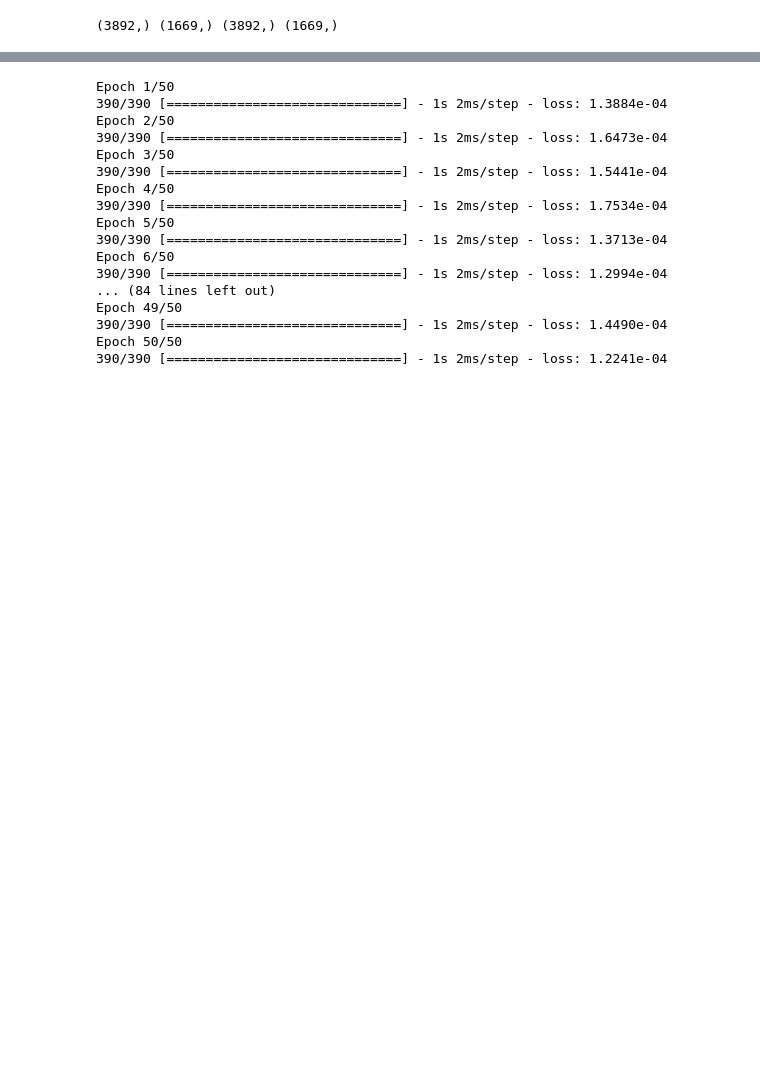
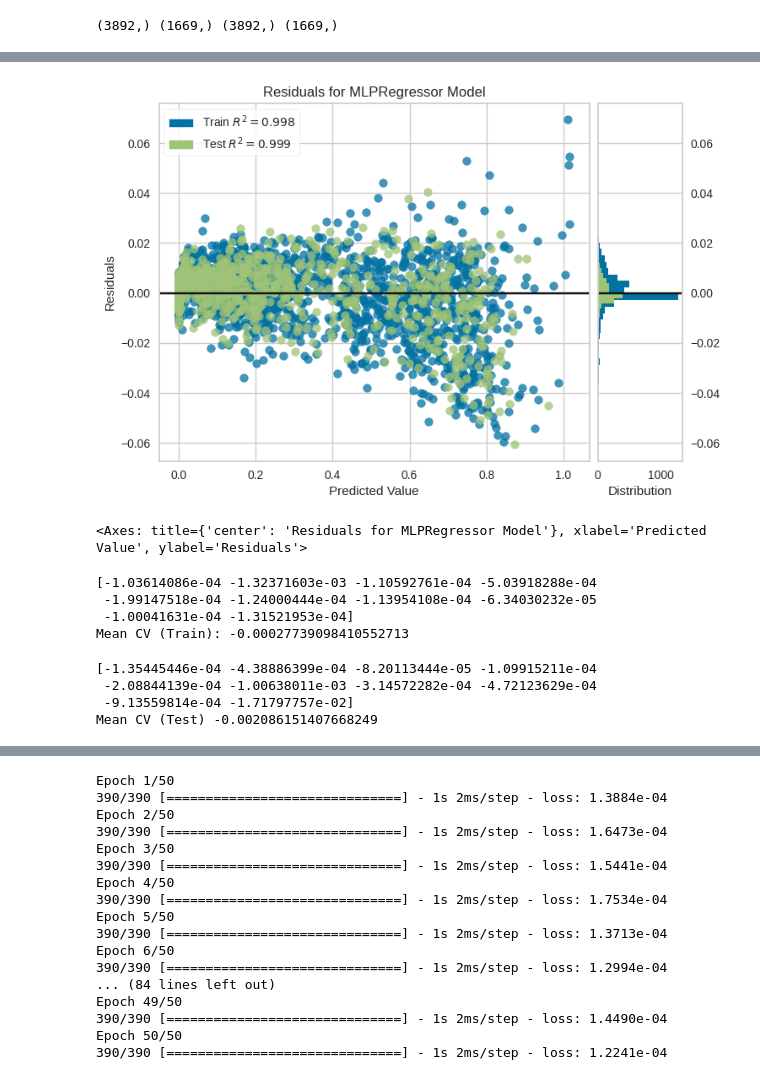
Before and after one commit to Aprilianiput21/TA_Model-ETp, a Jupyter notebook: BP_Tungkub_Rs_.ipynb, the cells around one changed output, grey strips where cells are left out. Drawn from its saved outputs; the diff is of its cells as text; code cells hidden in the pictures; blank space fills up the shorter version.

```diff
--- a/BP_Tungkub_Rs_.ipynb
+++ b/BP_Tungkub_Rs_.ipynb
@@ -71,0 +147,34 @@ print(X_train.shape, X_test.shape, y_train.shape, y_test.shape )
+# %%
+#Plotting the residuals
+from yellowbrick.regressor import ResidualsPlot
+visualizer = ResidualsPlot(bp)
+visualizer.fit(X_train_reshaped, y_train)
+visualizer.score(X_test_reshaped, y_test)
+visualizer.poof()
+# %% [output]
+[figure, added]
+<Axes: title={'center': 'Residuals for MLPRegressor Model'}, xlabel='Predicted Value', ylabel='Residuals'>
+# %%
+# K Fold Cross Validation
+from sklearn.model_selection import cross_val_score
+#Training Model CV
+score_train = cross_val_score(bp, X_train_reshaped, y_train, scoring ='neg_mean_squared_error', cv = 10)
+print(score_train)
+#The mean score
+print('Mean CV (Train):', np.mean(score_train))
+# %% [output]
+[-1.03614086e-04 -1.32371603e-03 -1.10592761e-04 -5.03918288e-04
+ -1.99147518e-04 -1.24000444e-04 -1.13954108e-04 -6.34030232e-05
+ -1.00041631e-04 -1.31521953e-04]
+Mean CV (Train): -0.00027739098410552713
+# %%
+#Testing Model CV
+score_test = cross_val_score(bp, X_test_reshaped, y_test, scoring ='neg_mean_squared_error', cv = 10)
+print(score_test)
+#The mean score test
+print('Mean CV (Test)', np.mean(score_test))
+# %% [output]
+[-1.35445446e-04 -4.38886399e-04 -8.20113444e-05 -1.09915211e-04
+ -2.08844139e-04 -1.00638011e-03 -3.14572282e-04 -4.72123629e-04
+ -9.13559814e-04 -1.71797757e-02]
+Mean CV (Test) -0.002086151407668249
```
Also changed, not shown: parts of 19 cells of this notebook.
